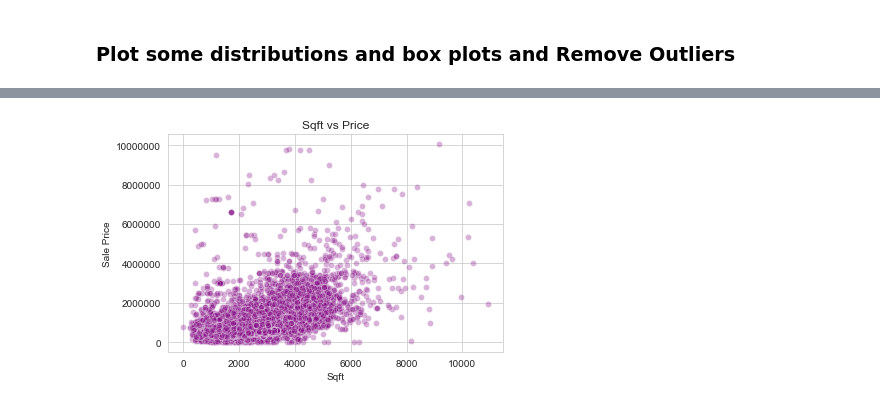
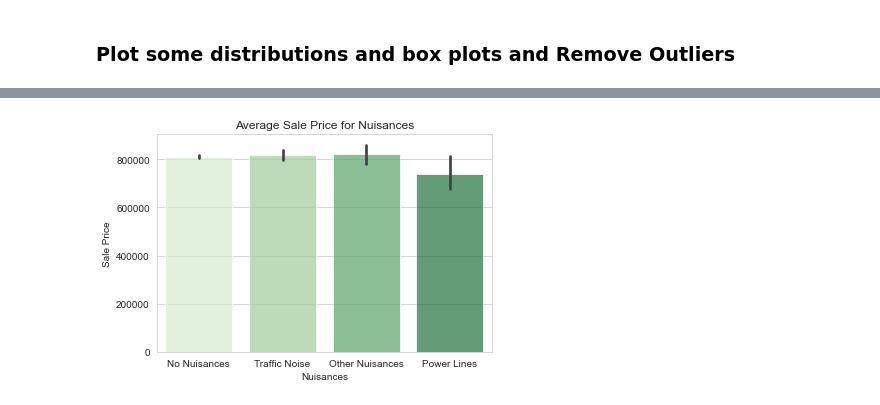
Before and after one commit to angelicacodes/phase_2_project_chicago-sf-seattle-ds-082420, a Jupyter notebook: notebooks/eda/Sindhu_EDA.ipynb, the cells around one changed output, grey strips where cells are left out. Cells and saved outputs as stored; diff of their text form; code cells hidden in the pictures.

Commit message:
Cleaned Sindhu-eda, polished visuals, saved figures to proper directory

```diff
--- a/notebooks/eda/Sindhu_EDA.ipynb
+++ b/notebooks/eda/Sindhu_EDA.ipynb
@@ -75 +57,4 @@ memory usage: 79.9+ MB
 parcel = parcel[(parcel['PropType']=='R') | (parcel['PropType']=='K')]
+# %%
+# Seattle Sky Line column has multiple values so changing to 1 and 0
+parcel['SeattleSkyline'] = [1 if i>0 else 0 for i in parcel.SeattleSkyline]
@@ -88,3 +105,6 @@ residential_building['Has_Porch']= residential_building['SqFtOpenPorch'] + resid
 residential_building['Has_Porch'] = [1  if p>0 else 0 for p in residential_building['Has_Porch']]
 residential_building['Has_OpenPorch'] = [1  if p>0 else 0 for p in residential_building['SqFtOpenPorch']]
 residential_building['Has_EnclosedPorch'] = [1  if p>0 else 0 for p in residential_building['SqFtEnclosedPorch']]
+
+# Drop Unecessary columns from residential_building
+residential_building = residential_building.drop(['SqFtOpenPorch', 'SqFtEnclosedPorch'], axis='columns')
@@ -117,3 +111,32 @@ memory usage: 63.2+ MB
+# %%
+# Create a column Has_Deck
+residential_building['Has_Deck'] = [1  if d>0 else 0 for d in residential_building['SqFtDeck']]
+
+# Create a column Has_Finished_Basement
+residential_building['Has_Finished_Basement'] = [1  if b>0 else 0 for b in residential_building['SqFtFinBasement']]
+
+# Create a column Has_Attached_Garage
+residential_building['Has_Attached_Garage'] = [1  if g>0 else 0 for g in residential_building['SqFtGarageAttached']]
+
+# Drop Unecessary columns from residential_building
+residential_building = residential_building.drop(['SqFtDeck', 'SqFtFinBasement', 'SqFtGarageAttached'], axis='columns')
+# %%
+# Builing Grade column - remap to make more sense according to description
+# 1 : 'Poor'
+# 2 : 'Low',
+# 3 : 'Fair'
+# 4 : 'Low-Average'
+# 5 : 'Average'
+# 6 : 'Good'
+# 7 : 'Better'
+# 8 : 'Very Good'
+# 9 : 'Cabin',
+# 10 : 'Excellent'
+# 11 : 'Luxury'
+# 12 : 'Mansion'
+
+residential_building['BldgGrade'] = residential_building.BldgGrade.map({3 : 1, 4 : 2, 5 : 3,  6 : 4, 7 : 5, 8 : 6, 9 : 7, 10 : 8,
+                                    1: 9, 11 : 10, 12 : 11, 13 : 12})
 # %% [markdown]
 ### Merge Property Sales, parcel, and residential building data
 # %%
@@ -272,7 +301,7 @@ sns.boxplot(df2['SalePrice'], color = "Pink")
 # %%
-chart = sns.scatterplot(df2['SqFtTotLiving'], df2['SalePrice'], color = "Purple", alpha = .3)
-chart.set(xlabel='Sqft', ylabel='Sale Price', title='Sqft vs Price')
+fig = sns.barplot(df2['Nuisances'], df2['SalePrice'], palette="Greens",  alpha = .7)
+fig.set(xlabel='Nuisances', ylabel='Sale Price', title='Average Sale Price for Nuisances')
 plt.ticklabel_format(style='plain', axis='y');
-plt.savefig("sqftvsPrice.png", bbox_inches='tight')
+plt.savefig("../../reports/figures/Power_Lines.png", bbox_inches='tight')
 # %% [output]
-[figure, old version]
+[figure, new version]
```
Also changed, not shown: parts of 50 cells of this notebook, 19 other files.
